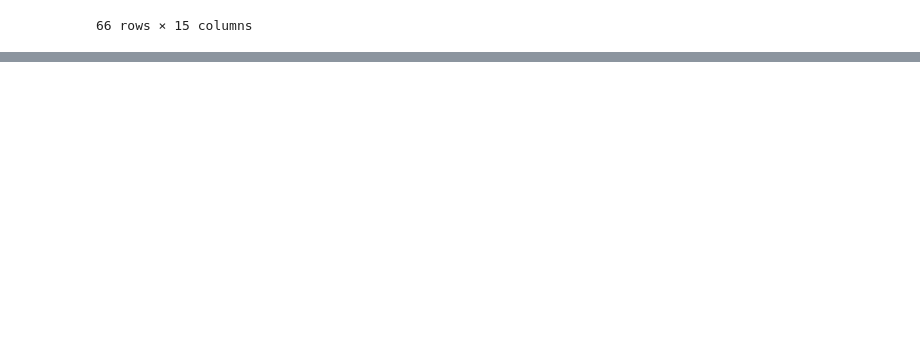
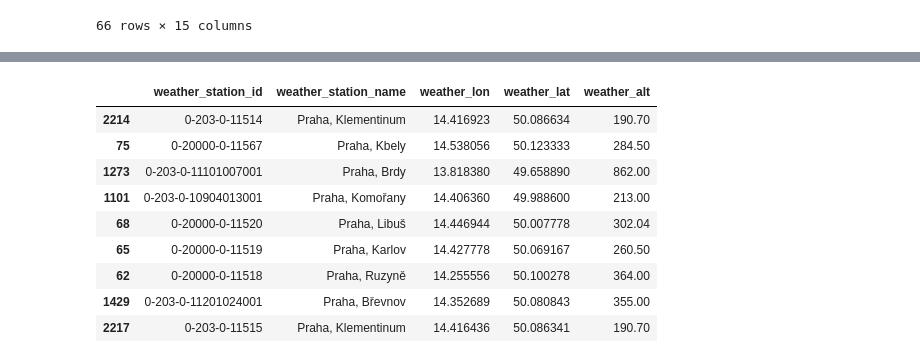
Before and after one commit to jayjay7788/Data-Processing-in-Python---Project, a Jupyter notebook: notebooks/data processing draft.ipynb, the cells around one changed output, grey strips where cells are left out. Drawn from its saved outputs; the diff is of its cells as text; code cells hidden in the pictures; blank space fills up the shorter version.

```diff
--- a/notebooks/data processing draft.ipynb
+++ b/notebooks/data processing draft.ipynb
@@ -378,0 +455,40 @@ def load_chmi_vars(path="data/raw/chmi_vars.json"):
+# %%
+weather_stations = (
+    stations_meta
+    .loc[:, ["WSI", "FULL_NAME", "GEOGR1", "GEOGR2", "ELEVATION"]]
+    .drop_duplicates()
+    .rename(columns={
+        "WSI": "weather_station_id",
+        "FULL_NAME": "weather_station_name",
+        "GEOGR1": "weather_lon",
+        "GEOGR2": "weather_lat",
+        "ELEVATION": "weather_alt"
+    })
+)
+
+air_stations = (
+    air_stations_meta
+    .loc[
+        air_stations_meta["locality_name"].str.contains("Praha", case=False, na=False),
+        ["station_code", "locality_name", "lon", "lat", "alt"]
+    ]
+    .drop_duplicates()
+    .rename(columns={
+        "station_code": "air_station_code",
+        "locality_name": "air_station_name",
+        "lon": "air_lon",
+        "lat": "air_lat",
+        "alt": "air_alt"
+    })
+)
+# %% [output]
+|  | weather_station_id | weather_station_name | weather_lon | weather_lat | weather_alt |
+| 2214 | 0-203-0-11514 | Praha, Klementinum | 14.416923 | 50.086634 | 190.70 |
+| 75 | 0-20000-0-11567 | Praha, Kbely | 14.538056 | 50.123333 | 284.50 |
+| 1273 | 0-203-0-11101007001 | Praha, Brdy | 13.818380 | 49.658890 | 862.00 |
+| 1101 | 0-203-0-10904013001 | Praha, Komořany | 14.406360 | 49.988600 | 213.00 |
+| 68 | 0-20000-0-11520 | Praha, Libuš | 14.446944 | 50.007778 | 302.04 |
+| 65 | 0-20000-0-11519 | Praha, Karlov | 14.427778 | 50.069167 | 260.50 |
+| 62 | 0-20000-0-11518 | Praha, Ruzyně | 14.255556 | 50.100278 | 364.00 |
+| 1429 | 0-203-0-11201024001 | Praha, Břevnov | 14.352689 | 50.080843 | 355.00 |
+| 2217 | 0-203-0-11515 | Praha, Klementinum | 14.416436 | 50.086341 | 190.70 |
```
Also changed, not shown: parts of 9 cells of this notebook.
